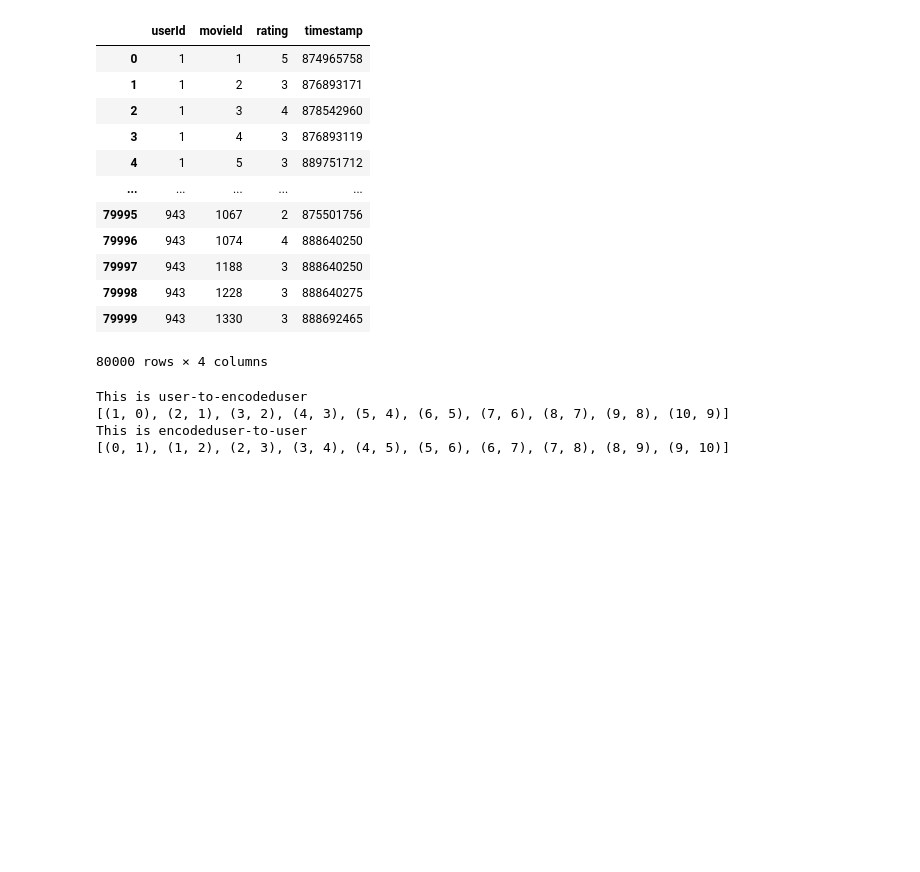
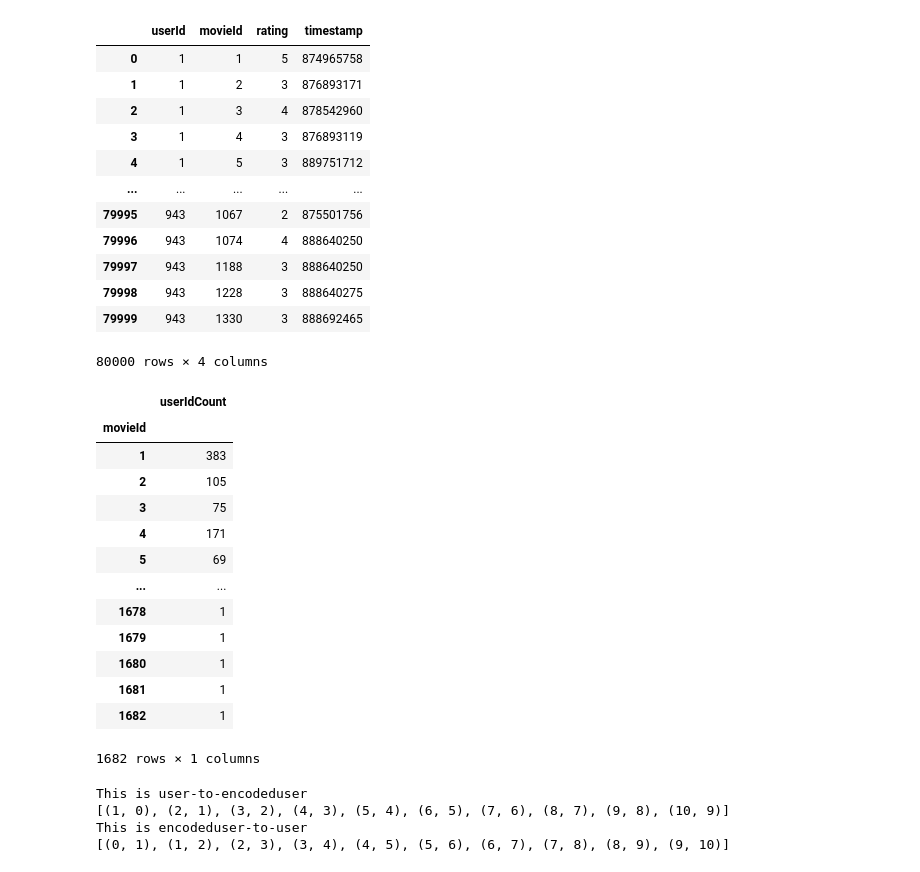
Before and after one commit to EeYeoKeat/Recommendation-System-Algorithms-in-Python, a Jupyter notebook: Collaborative Model With Keras/Movie_RecSys_CF_Matrix_Factorization.ipynb, the cells around one changed output. Drawn from its saved outputs; the diff is of its cells as text; code cells hidden in the pictures; blank space fills up the shorter version.

```diff
--- a/Collaborative Model With Keras/Movie_RecSys_CF_Matrix_Factorization.ipynb
+++ b/Collaborative Model With Keras/Movie_RecSys_CF_Matrix_Factorization.ipynb
@@ -47,6 +47,42 @@ u1_data
 | 79998 | 943 | 1228 | 3 | 888640275 |
 | 79999 | 943 | 1330 | 3 | 888692465 |
 80000 rows × 4 columns
+# %%
+user_list = u1_data['userId']
+user_list = user_list.unique()
+test_novelty = pd.DataFrame(user_list, columns = ["userId"])
+
+movie_rated_by_user = u1_data.groupby('movieId')['userId'].count().reset_index(name='userIdCount')
+movie_rated_by_user = movie_rated_by_user.set_index('movieId')
+index_list = movie_rated_by_user.index.tolist()
+
+def find_missing(lst):
+    max_num = max(lst)
+    min_num = min(lst)
+    num_range = range(min_num, max_num+1)
+    missing_number = list(set(num_range) - set(lst))
+
+    return missing_number
+
+what = find_missing(index_list)
+for i in what:
+  movie_rated_by_user.loc[i] = [1]
+movie_rated_by_user.sort_index()
+# %% [output]
+|  | userIdCount |
+| movieId |  |
+| 1 | 383 |
+| 2 | 105 |
+| 3 | 75 |
+| 4 | 171 |
+| 5 | 69 |
+| ... | ... |
+| 1678 | 1 |
+| 1679 | 1 |
+| 1680 | 1 |
+| 1681 | 1 |
+| 1682 | 1 |
+1682 rows × 1 columns
 # %%
 user_ids = u1_data["userId"].unique().tolist()
 user2user_encoded = {x: i for i, x in enumerate(user_ids)}
```
Also changed, not shown: parts of 16 cells of this notebook.
